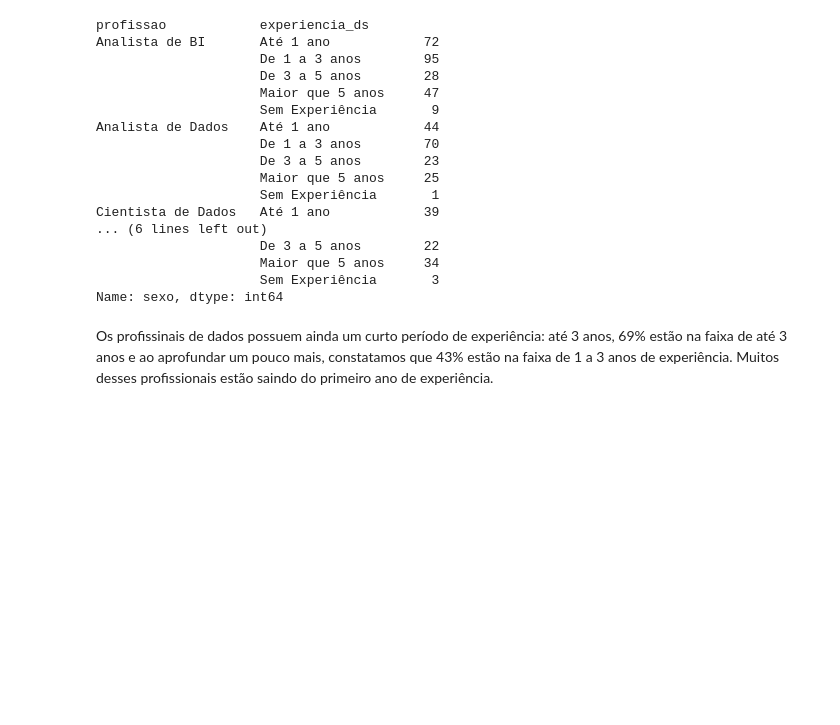
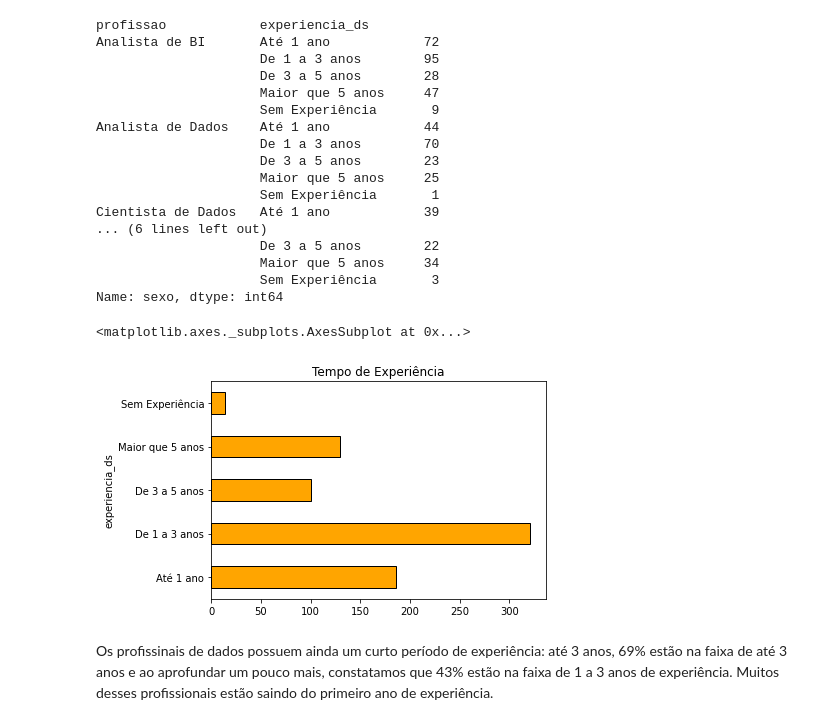
Before and after one commit to travallons/flaidds3, a Jupyter notebook: O_Perfil_do_Profissional_de_Dados_EDA_Flai_Rodrigo_Pravalão.ipynb, the cells around one changed output. Saved outputs shown, nothing was run; the diff lists cells and outputs as text; code cells hidden in the pictures; blank space fills up the shorter version.

```diff
--- a/O_Perfil_do_Profissional_de_Dados_EDA_Flai_Rodrigo_Pravalão.ipynb
+++ b/O_Perfil_do_Profissional_de_Dados_EDA_Flai_Rodrigo_Pravalão.ipynb
@@ -405,6 +417,11 @@ Cientista de Dados   Até 1 ano            39
                      Maior que 5 anos     34
                      Sem Experiência       3
 Name: sexo, dtype: int64
+# %%
+pds['profissao'].groupby(pds['experiencia_ds']).count().plot(kind = 'barh', color = 'orange', edgecolor = 'black', title = 'Tempo de Experiência')
+# %% [output]
+<matplotlib.axes._subplots.AxesSubplot at 0x...>
+[figure, added]
 # %% [markdown]
 Os profissinais de dados possuem ainda um curto período de experiência: até 3 anos, 69% estão na faixa de até 3 anos e ao aprofundar um pouco mais, constatamos que 43% estão na faixa de 1 a 3 anos de experiência.
 Muitos desses profissionais estão saindo do primeiro ano de experiência.
```
Also changed, not shown: parts of 4 cells of this notebook.
